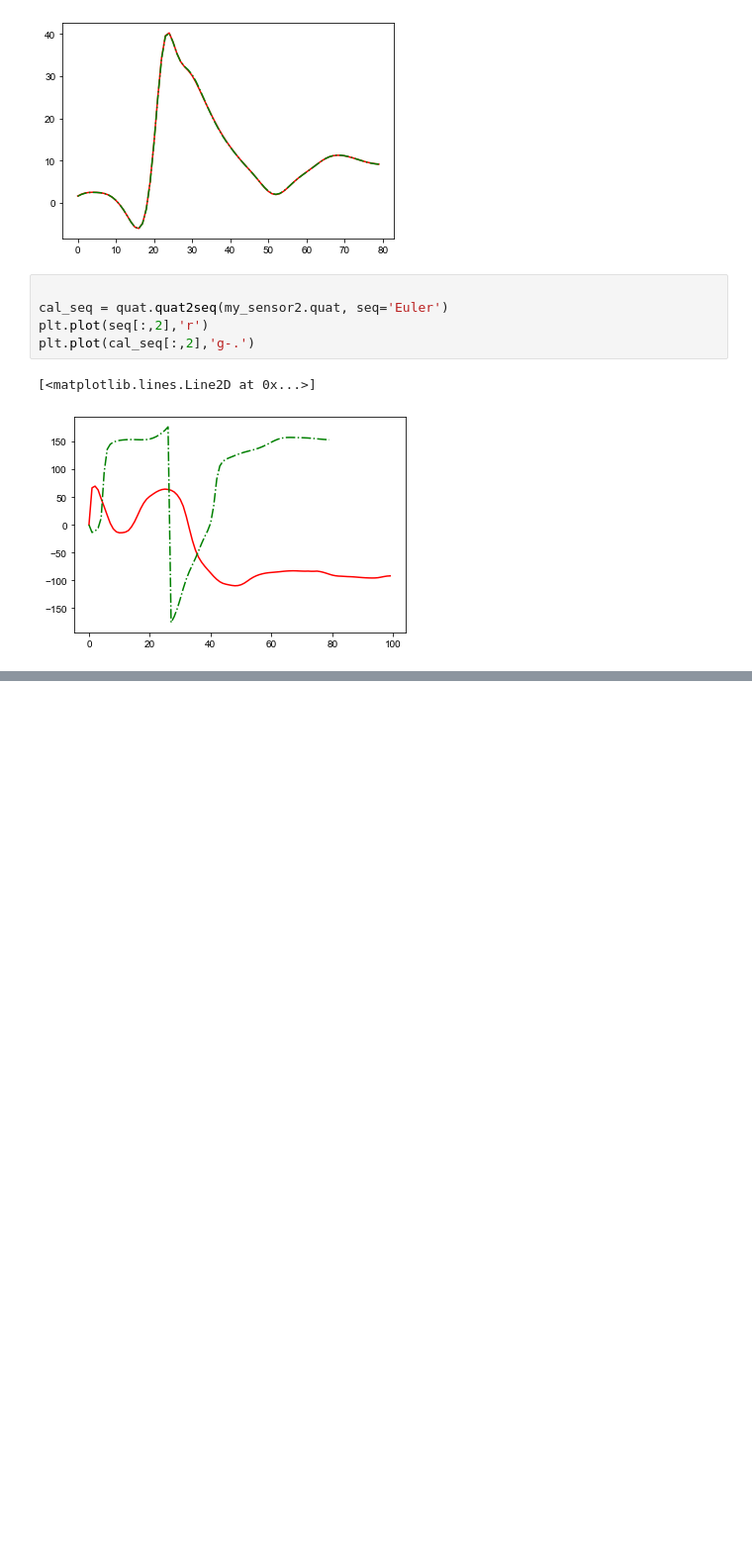
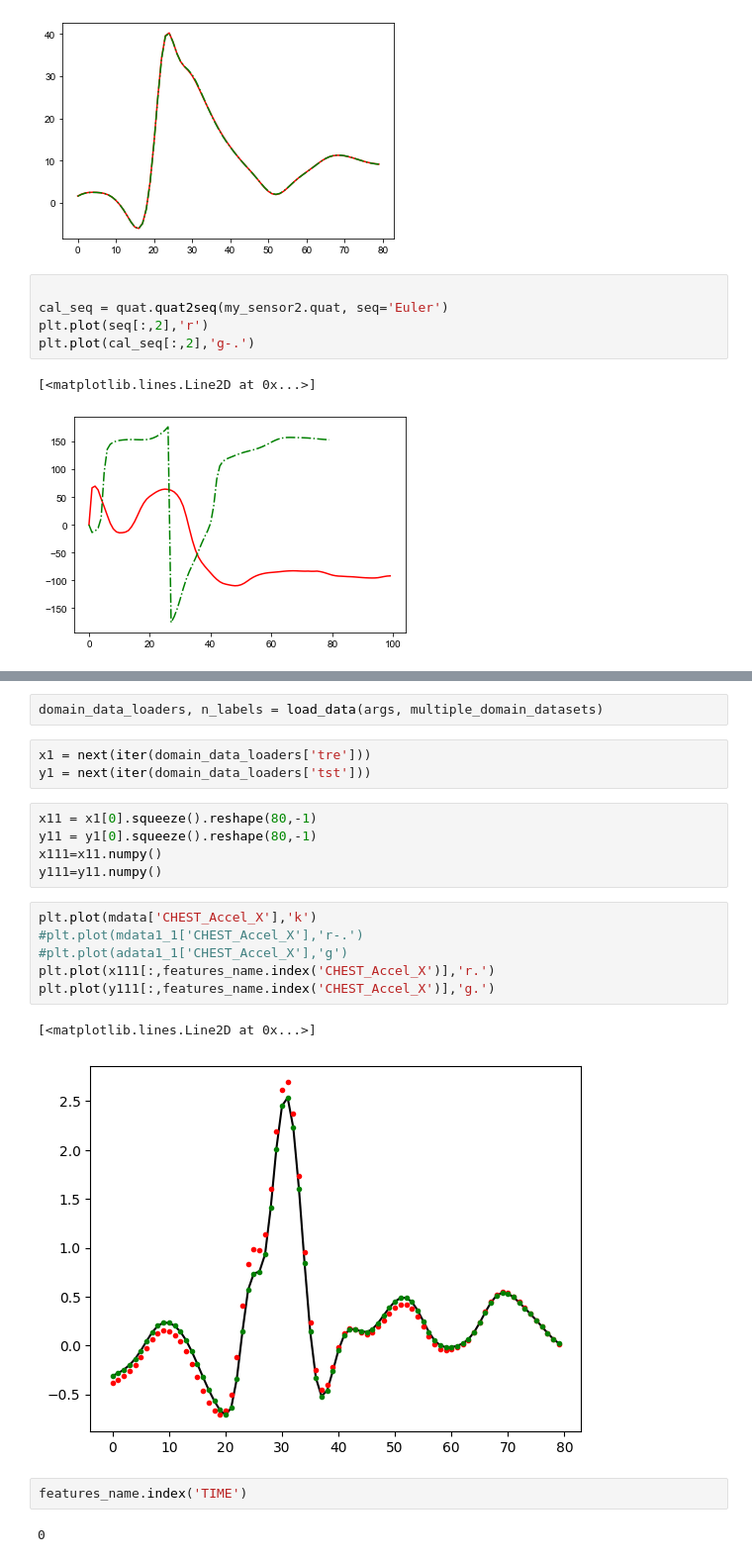
Before and after one commit to sunzhon/transfer_learning_for_droplanding, a Jupyter notebook: jupyter-lab/data_augment.ipynb, the cells around one changed output, grey strips where cells are left out. Shown at 99% size. Drawn from its saved outputs; the diff is of its cells as text; blank space fills up the shorter version.

```diff
--- a/jupyter-lab/data_augment.ipynb
+++ b/jupyter-lab/data_augment.ipynb
@@ -126,0 +235,23 @@ plt.plot(cal_seq.T[:,1])
+# %%
+domain_data_loaders, n_labels = load_data(args, multiple_domain_datasets)
+# %%
+x1 = next(iter(domain_data_loaders['tre']))
+y1 = next(iter(domain_data_loaders['tst']))
+# %%
+x11 = x1[0].squeeze().reshape(80,-1)
+y11 = y1[0].squeeze().reshape(80,-1)
+x111=x11.numpy()
+y111=y11.numpy()
+# %%
+plt.plot(mdata['CHEST_Accel_X'],'k')
+#plt.plot(mdata1_1['CHEST_Accel_X'],'r-.')
+#plt.plot(adata1_1['CHEST_Accel_X'],'g')
+plt.plot(x111[:,features_name.index('CHEST_Accel_X')],'r.')
+plt.plot(y111[:,features_name.index('CHEST_Accel_X')],'g.')
+# %% [output]
+[<matplotlib.lines.Line2D at 0x...>]
+[figure, added]
+# %%
+features_name.index('TIME')
+# %% [output]
+0
```
Also changed, not shown: parts of 17 cells of this notebook, 7 other files.
